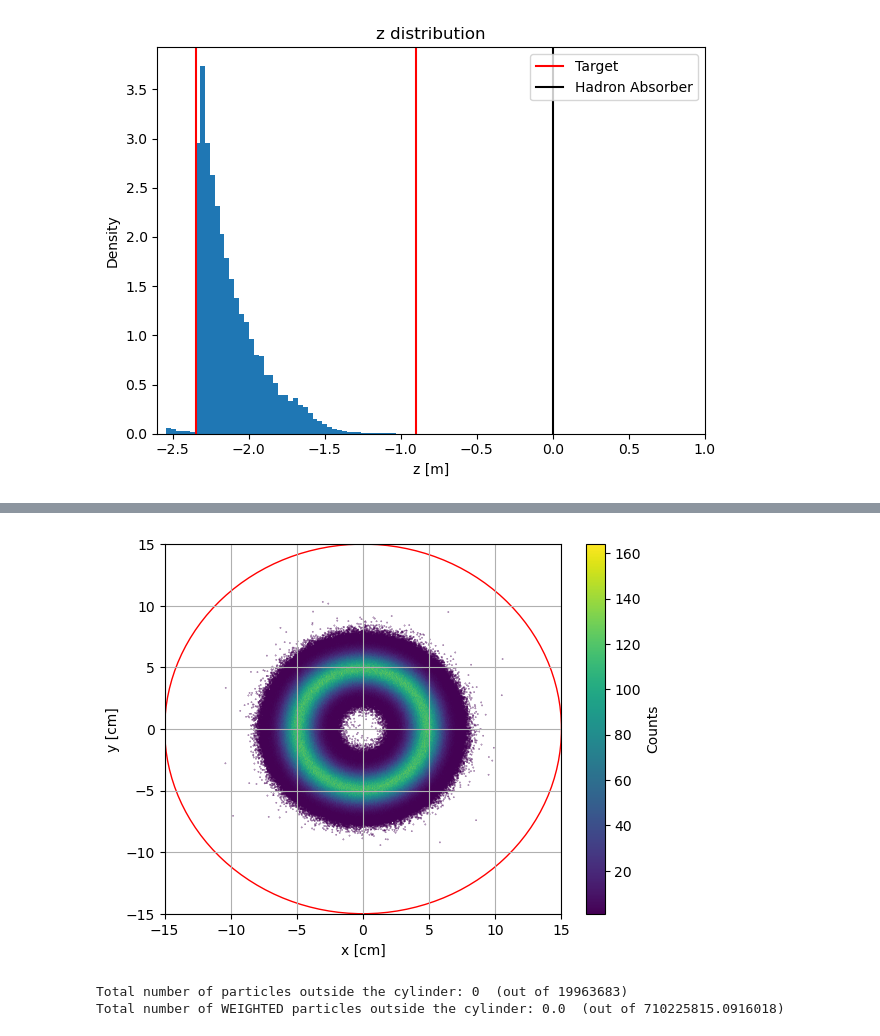
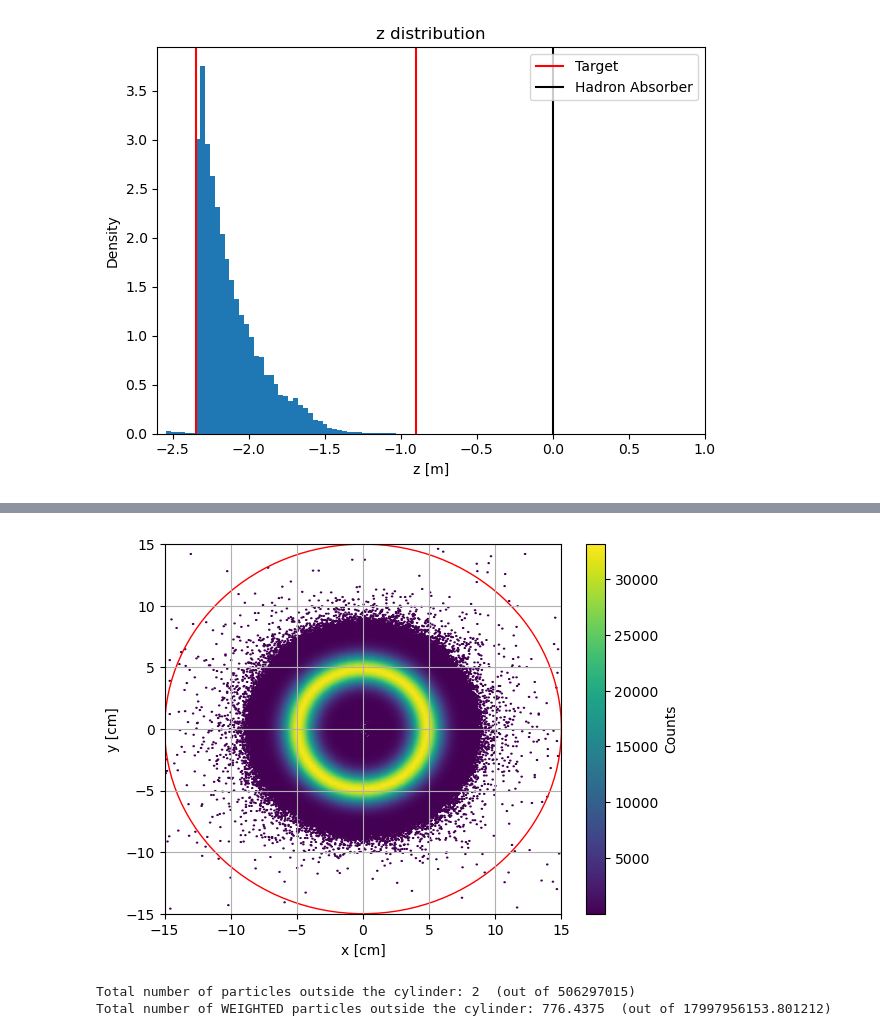
Before and after one commit to lfpc/MuonsAndMatter, a Jupyter notebook: plots/see_input.ipynb, the cells around one changed output, grey strips where cells are left out. Cells and saved outputs as stored; diff of their text form; code cells hidden in the pictures.

```diff
--- a/plots/see_input.ipynb
+++ b/plots/see_input.ipynb
@@ -70,7 +70,7 @@ def difference_hist1d(x1,x2,xlabel:str = '',density = True, bins = 'auto'):
     plt.tick_params(axis='both', which='minor', labelsize=fontsize)  # Minor ticks (if needed)
 # %%
 data_full = []
-for file_name in os.listdir('../data/full_sample')[:2]:
+for file_name in os.listdir('../data/full_sample'):
     print(file_name)
     with gzip.open(f'../data/full_sample/{file_name}', 'rb') as f:
         data_full.append(pickle.load(f))
@@ -83,5 +97,5 @@ full_sample_0.pkl
 # %%
-with gzip.open('../data/muons/enriched_subsample_oliver.pkl', 'rb') as f:
+with gzip.open('../data/muons/subsample_biased_v4.pkl', 'rb') as f:
     data = pickle.load(f)
 print(data.shape)
 # %% [output]
@@ -168,22 +200,22 @@ y_full += dy / 100
 # %%
 #plt.scatter(x*100,y*100, alpha = 0.1)
 plt.xlim(-15,15)
 plt.ylim(-15,15)
-plt.hexbin(x_full[z_full<-0.9]*100, y_full[z_full<-0.9]*100, gridsize=1000, cmap='viridis', mincnt=1)
+plt.hexbin(x_full*100, y_full*100, gridsize=1000, cmap='viridis', mincnt=1)
 circ = plt.Circle((0, 0), 15, color='r', fill=False)
 plt.gca().add_patch(circ)
 plt.colorbar(label='Counts')
 plt.xlabel('x [cm]')
 plt.ylabel('y [cm]')
 plt.grid()
 plt.show()
 
 print('Total number of particles outside the cylinder:', np.sum(np.sqrt(x_full[z_full<-0.9]**2 + y_full[z_full<-0.9]**2)>0.15), f' (out of {data_full[z_full<-0.9].shape[0]})')
 print('Total number of WEIGHTED particles outside the cylinder:', np.sum(data_full[:,-1][z_full<-0.9][np.sqrt(x_full[z_full<-0.9]**2 + y_full[z_full<-0.9]**2)>0.15]), f' (out of {data_full[:,-1][z_full<-0.9].sum()})')
 # %% [output]
-[figure, old version]
+[figure, new version]
-Total number of particles outside the cylinder: 0  (out of 19963683)
-Total number of WEIGHTED particles outside the cylinder: 0.0  (out of 710225815.0916018)
+Total number of particles outside the cylinder: 2  (out of 506297015)
+Total number of WEIGHTED particles outside the cylinder: 776.4375  (out of 17997956153.801212)
 # %%
 def propagate_free_muons(dist,px,py,pz,x,y,z, epsilon = 1e-12):
     znew = z + dist
```
Also changed, not shown: parts of 17 cells of this notebook, 13 other files.
